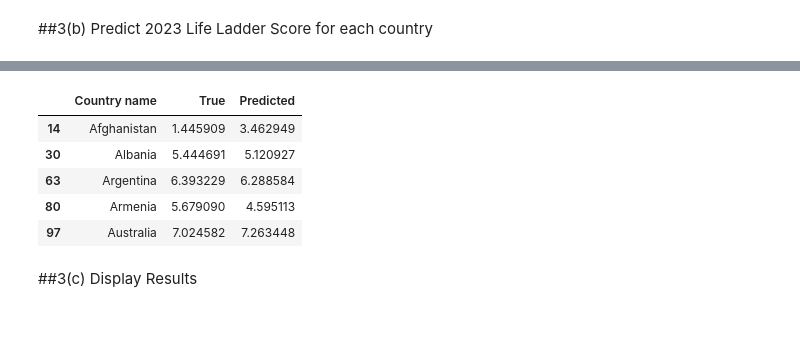
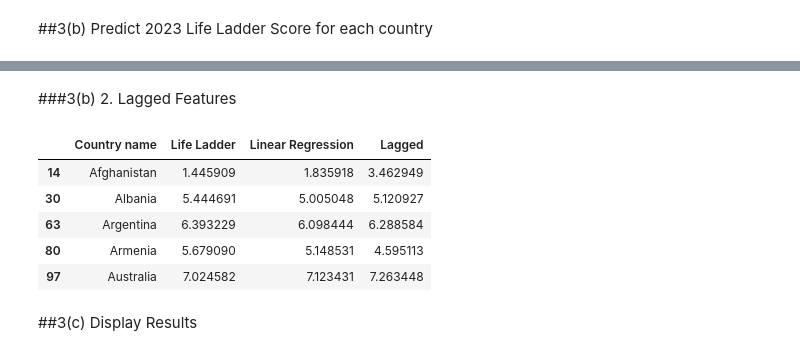
Before and after one commit to nicolesaade/WorldHappinessReportAnalysis, a Jupyter notebook: WorldHappinessReport_Time_Series.ipynb, the cells around one changed output, grey strips where cells are left out. Saved outputs shown, nothing was run; the diff lists cells and outputs as text; code cells hidden in the pictures; blank space fills up the shorter version.

```diff
--- a/WorldHappinessReport_Time_Series.ipynb
+++ b/WorldHappinessReport_Time_Series.ipynb
@@ -35,0 +39,21 @@ ladder_df.head()
+# %%
+from sklearn.linear_model import LinearRegression
+
+def predict_LinReg(country_name):
+  df = ladder_df.loc[ladder_df['Country name']==country_name]
+  X = df.loc[:, 'year'].values.reshape(-1, 1)
+  y = df.loc[:, 'Life Ladder']
+  model = LinearRegression().fit(X, y)
+  y_pred = model.predict([[2023]])
+
+  return y_pred[0]
+
+LinReg_2023_pred = []
+
+for country in ladder_df['Country name'].unique():
+  if country not in be_removed:
+    LinReg_2023_pred.append([predict_LinReg(country)][0])
+
+ladder_2023['Linear Regression'] = LinReg_2023_pred
+
+ladder_2023.head()
@@ -36,3 +67,5 @@ ladder_df.head()
+# %% [markdown]
+###3(b) 2. Lagged Features
 # %%
 from sklearn.ensemble import HistGradientBoostingRegressor
 from sklearn.model_selection import train_test_split
@@ -71,20 +104,19 @@ def predict_ladder(country_name):
 # %%
 ladder_2023_pred = []
 
 for country in ladder_df['Country name'].unique():
   if country not in be_removed:
     ladder_2023_pred.append([predict_ladder(country)][0])
 
-ladder_2023['Predicted'] = ladder_2023_pred
-ladder_2023.columns = ['Country name', 'True', 'Predicted']
+ladder_2023['Lagged'] = ladder_2023_pred
 
 ladder_2023.head()
 # %% [output]
-|  | Country name | True | Predicted |
-| 14 | Afghanistan | 1.445909 | 3.462949 |
-| 30 | Albania | 5.444691 | 5.120927 |
-| 63 | Argentina | 6.393229 | 6.288584 |
-| 80 | Armenia | 5.679090 | 4.595113 |
-| 97 | Australia | 7.024582 | 7.263448 |
+|  | Country name | Life Ladder | Linear Regression | Lagged |
+| 14 | Afghanistan | 1.445909 | 1.835918 | 3.462949 |
+| 30 | Albania | 5.444691 | 5.005048 | 5.120927 |
+| 63 | Argentina | 6.393229 | 6.098444 | 6.288584 |
+| 80 | Armenia | 5.679090 | 5.148531 | 4.595113 |
+| 97 | Australia | 7.024582 | 7.123431 | 7.263448 |
 # %% [markdown]
 ##3(c) Display Results
```
Also changed, not shown: parts of 5 cells of this notebook.
